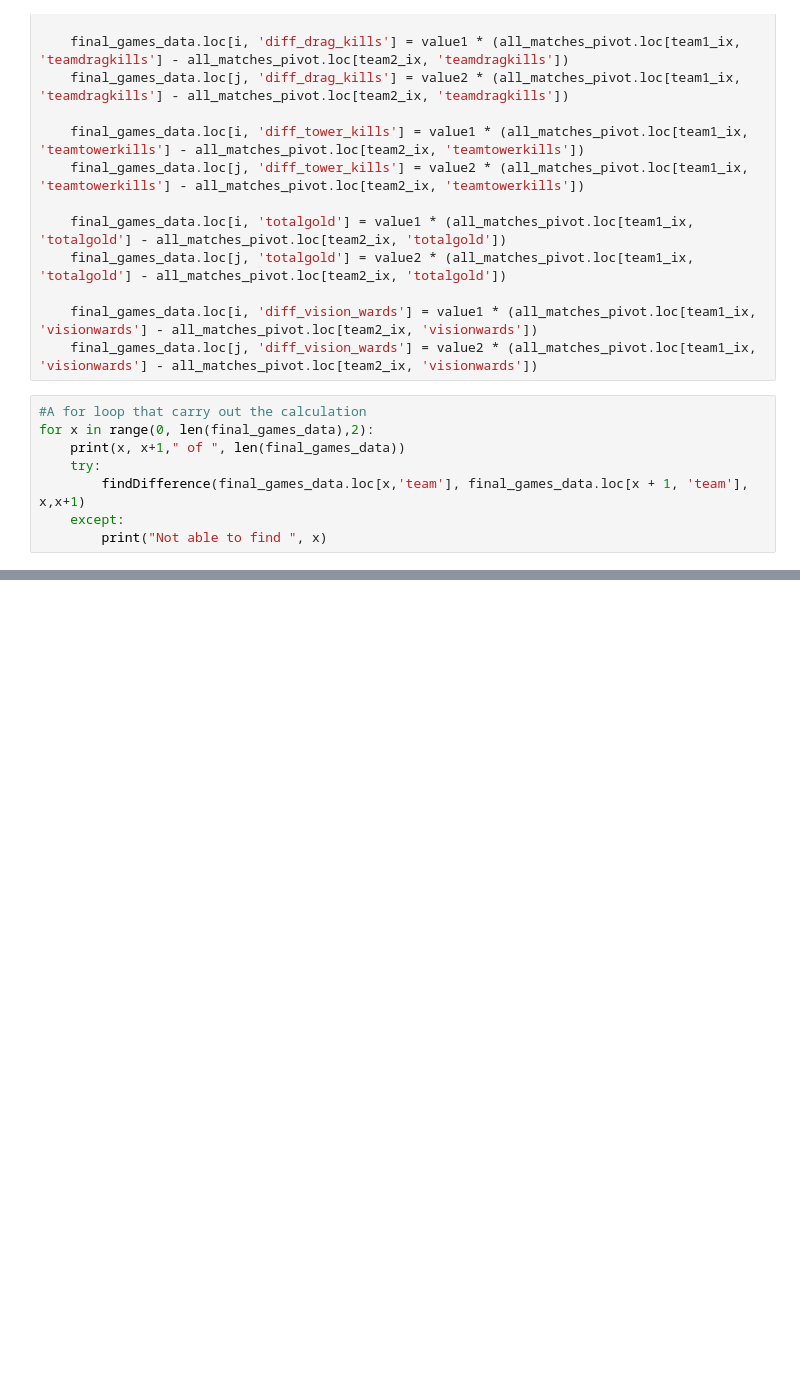
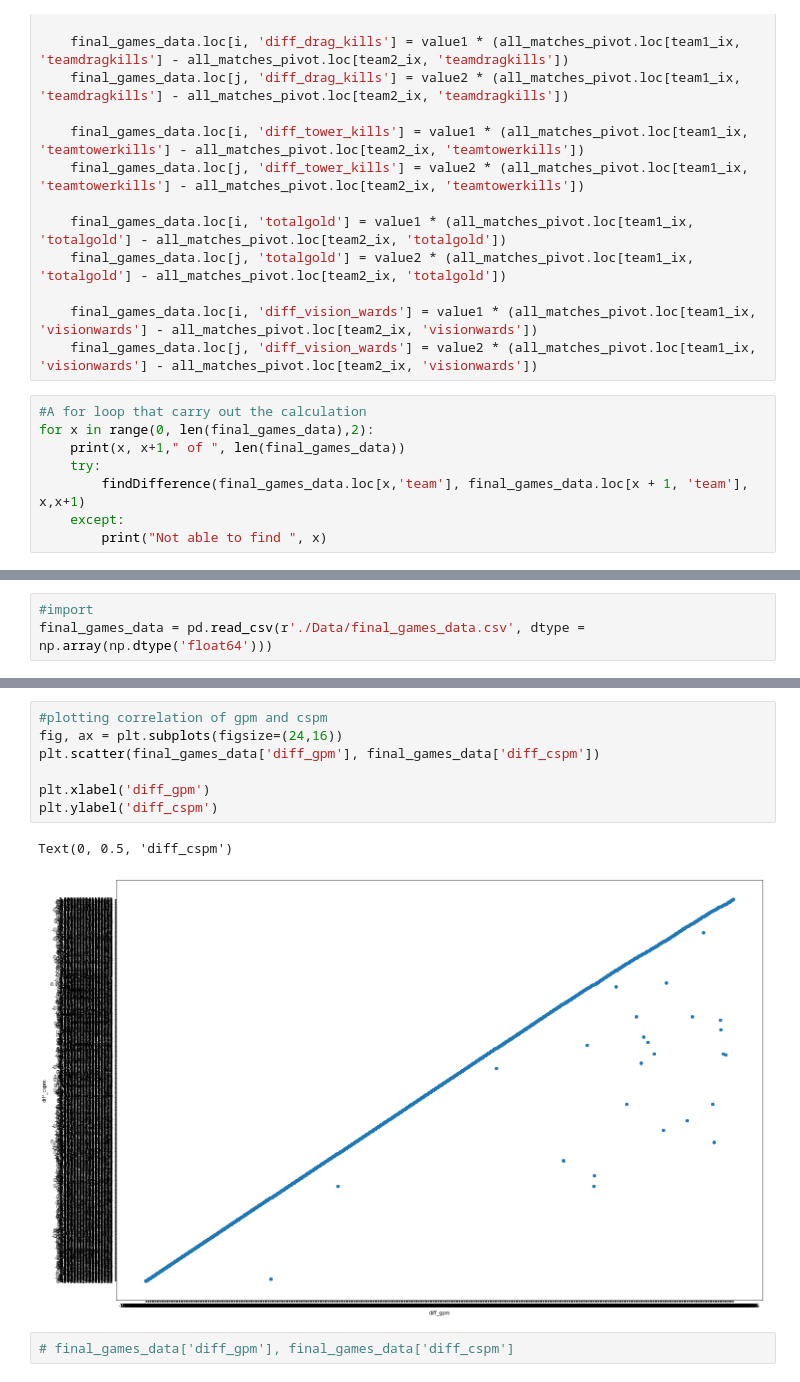
Before and after one commit to arons1618/match-prediction, a Jupyter notebook: ProMatchAnalysis.ipynb, the cells around one changed output, grey strips where cells are left out. Drawn from its saved outputs; the diff is of its cells as text; blank space fills up the shorter version.

Commit message:
trained the data

```diff
--- a/ProMatchAnalysis.ipynb
+++ b/ProMatchAnalysis.ipynb
@@ -368,0 +241,3 @@ enc.fit(summer2019)
+# %%
+#import
+final_games_data = pd.read_csv(r'./Data/final_games_data.csv', dtype = np.array(np.dtype('float64')))
@@ -368,0 +275,12 @@ enc.fit(summer2019)
+# %%
+#plotting correlation of gpm and cspm
+fig, ax = plt.subplots(figsize=(24,16))
+plt.scatter(final_games_data['diff_gpm'], final_games_data['diff_cspm'])
+
+plt.xlabel('diff_gpm')
+plt.ylabel('diff_cspm')
+# %% [output]
+Text(0, 0.5, 'diff_cspm')
+[figure, added]
+# %%
+# final_games_data['diff_gpm'], final_games_data['diff_cspm']
```
Also changed, not shown: parts of 38 cells of this notebook, 1 other file.
